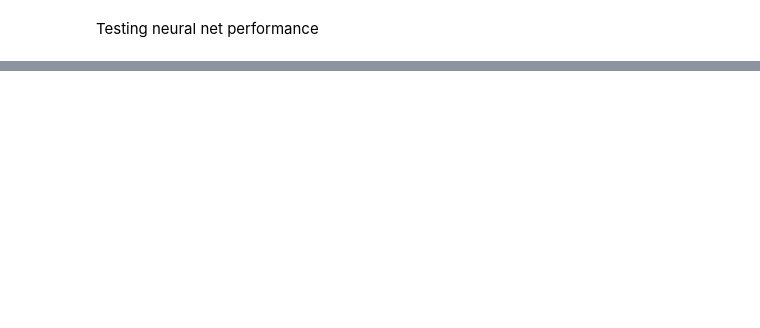
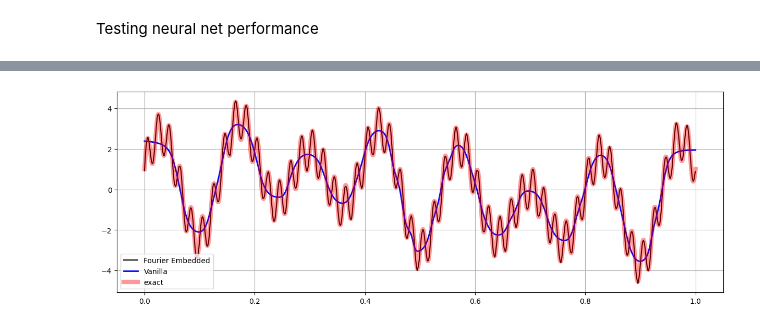
Before and after one commit to honglizhaobob/dl-hidimuq, a Jupyter notebook: code/LinearOscillator/python/fourier_features_experiment.ipynb, the cells around one changed output, grey strips where cells are left out. Saved outputs shown, nothing was run; the diff lists cells and outputs as text; code cells hidden in the pictures; blank space fills up the shorter version.

```diff
--- a/code/LinearOscillator/python/fourier_features_experiment.ipynb
+++ b/code/LinearOscillator/python/fourier_features_experiment.ipynb
@@ -30,7 +30,7 @@ from IPython.display import clear_output
 class DNN(torch.nn.Module):
     def __init__(
         self, layers,
-        activation=torch.nn.ReLU,
+        activation=torch.nn.Tanh,
         last_layer_activation=None,
         initialization=None
     ):
@@ -97,7 +97,7 @@ class DNN(torch.nn.Module):
 class FourierEmbeddedDNN(torch.nn.Module):
     def __init__(self,
                  layers,
-                 activation=torch.nn.ReLU,
+                 activation=torch.nn.Tanh,
                  last_layer_activation=None,
                  initialization=None,
                  m=1,
@@ -214,7 +227,7 @@ plt.legend();
 # %%
 # training data
 inputs = torch.tensor(xgrid).reshape(-1, 1)
-outputs = torch.tensor(f(xgrid)).reshape(-1, 1)
+outputs = torch.tensor(f_data).reshape(-1, 1)
 
 # define training function
 def train(inputs, outputs, model, optim, scheduler, batch_size, epochs, shuffle=True):
@@ -222,6 +235,9 @@ def train(inputs, outputs, model, optim, scheduler, batch_size, epochs, shuffle=
     nx = X.shape[0]
     num_batches = int(nx/batch_size)
     for i in range(epochs):
+        print("============================================================\n")
+        print("Epoch = {}\n".format(i+1));
+        print("============================================================\n")
         model.train()
         if shuffle:
             tmp = np.random.permutation(nx)
@@ -268,8 +302,8 @@ train(inputs, outputs, nn_vanilla, optim, scheduler, 2**10, 500, shuffle=False)
 # %%
 # test fourier net
 nn_fourier = FourierEmbeddedDNN(
-    layers=[40, 128, 128, 128, 1],
-    m=20,
+    layers=[60, 128, 128, 128, 1],
+    m=30,
     freq_stds=[1.,2.,5.,10.,20.,50.,100.]
 )
 optim = torch.optim.Adam(
@@ -281,7 +333,14 @@ train(inputs, outputs, nn_fourier, optim, scheduler, 2**10, 500, shuffle=False)
 # %%
 plt.figure(1, figsize=(15, 5))
+# interpolate on finer grid
+x_start, x_end = 0.0, 1.0
+nx = 10000
+xgrid = np.linspace(x_start, x_end, nx)
+inputs = torch.tensor(xgrid).reshape(-1, 1)
 plt.plot(xgrid, nn_fourier(inputs).detach().numpy().flatten(), color="black", label="Fourier Embedded");
 plt.plot(xgrid, nn_vanilla(inputs).detach().numpy().flatten(), lw=2.0, color='blue', label="Vanilla");
-plt.plot(xgrid, f(xgrid), lw=8.0, alpha=0.4, color="red", label="exact");
+plt.plot(xgrid, f(xgrid), lw=6.0, alpha=0.4, color="red", label="exact");
 plt.legend();
 plt.grid(True);
+# %% [output]
+[figure, added]
```
Also changed, not shown: parts of 3 cells of this notebook, 5 other files.
